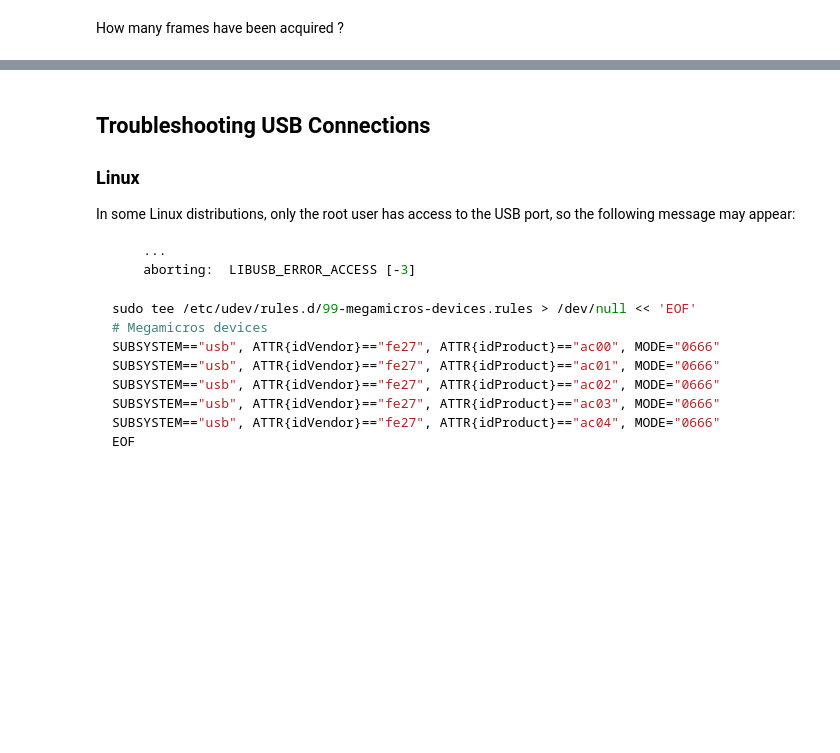
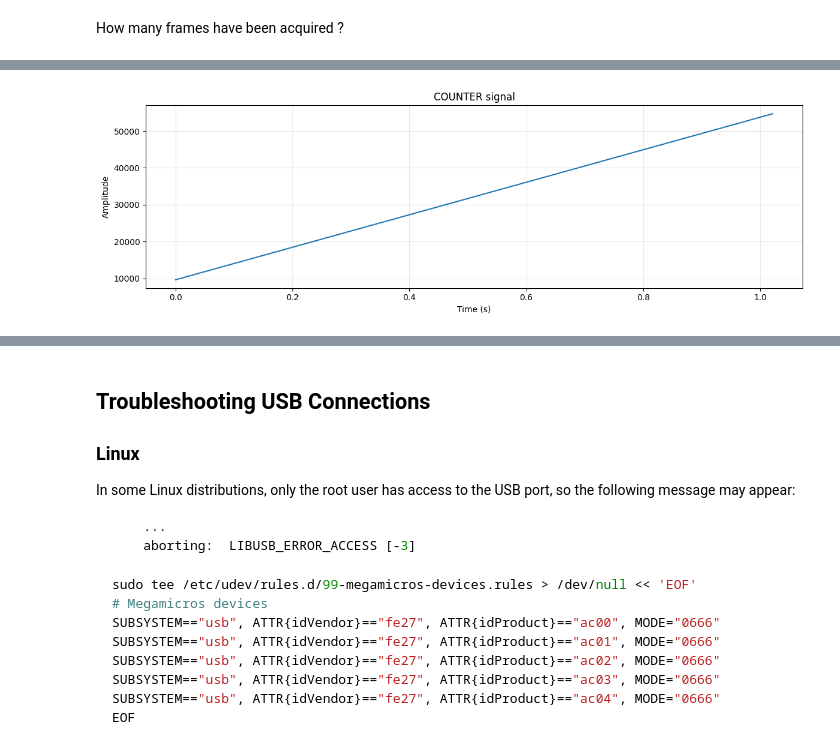
Before and after one commit to bimea/megamicros, a Jupyter notebook: notebooks/02_getstarted_usb.ipynb, the cells around one changed output, grey strips where cells are left out. Saved outputs shown, nothing was run; the diff lists cells and outputs as text; code cells hidden in the pictures; blank space fills up the shorter version.

```diff
--- a/notebooks/02_getstarted_usb.ipynb
+++ b/notebooks/02_getstarted_usb.ipynb
@@ -165,0 +259,31 @@ print(f"{source.transfert_lost} frames lost")
+# %%
+import numpy as np
+import matplotlib.pyplot as plt
+log.setLevel("INFO")
+
+frames = []
+try:
+    source.configure(acquisition_config)
+    source.start()
+
+    # Collect frames in a list
+    for frame in source:
+        frames.append(frame)
+
+    source.wait()
+    source.stop()
+except Exception as e:
+    print(f"⚠ Error during acquisition: {e}")
+
+signal = np.concatenate(frames, axis=1)
+print(f"data shape: {signal.shape}")
+
+# If counter is True, channel 0 is the counter
+mems_offset = 1 if acquisition_config.counter else 0
+
+# Individual access
+mems_0 = signal[mems_offset, :]      # First MEMS
+mems_1 = signal[mems_offset+1, :]    # Second MEMS
+
+# All MEMS (without counter)
+all_mems = signal[mems_offset:, :]
@@ -165,0 +398,14 @@ print(f"{source.transfert_lost} frames lost")
+# %%
+counter = signal[0, :]
+
+# Plot counter signal
+plt.figure(figsize=(12, 4))
+plt.plot(time, counter)
+plt.xlabel('Time (s)')
+plt.ylabel('Amplitude')
+plt.title('COUNTER signal')
+plt.grid(True, alpha=0.3)
+plt.tight_layout()
+plt.show()
+# %% [output]
+[figure, added]
```
Also changed, not shown: parts of 24 cells of this notebook, 3 other files.
